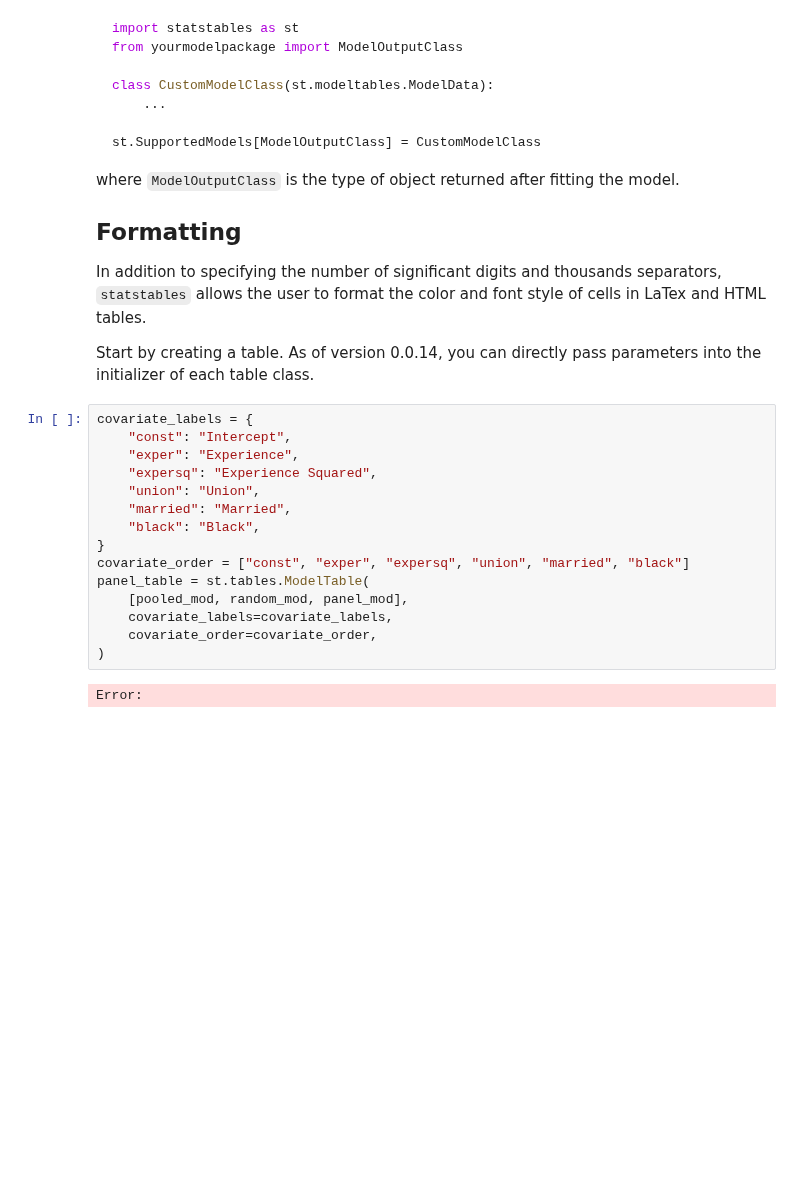
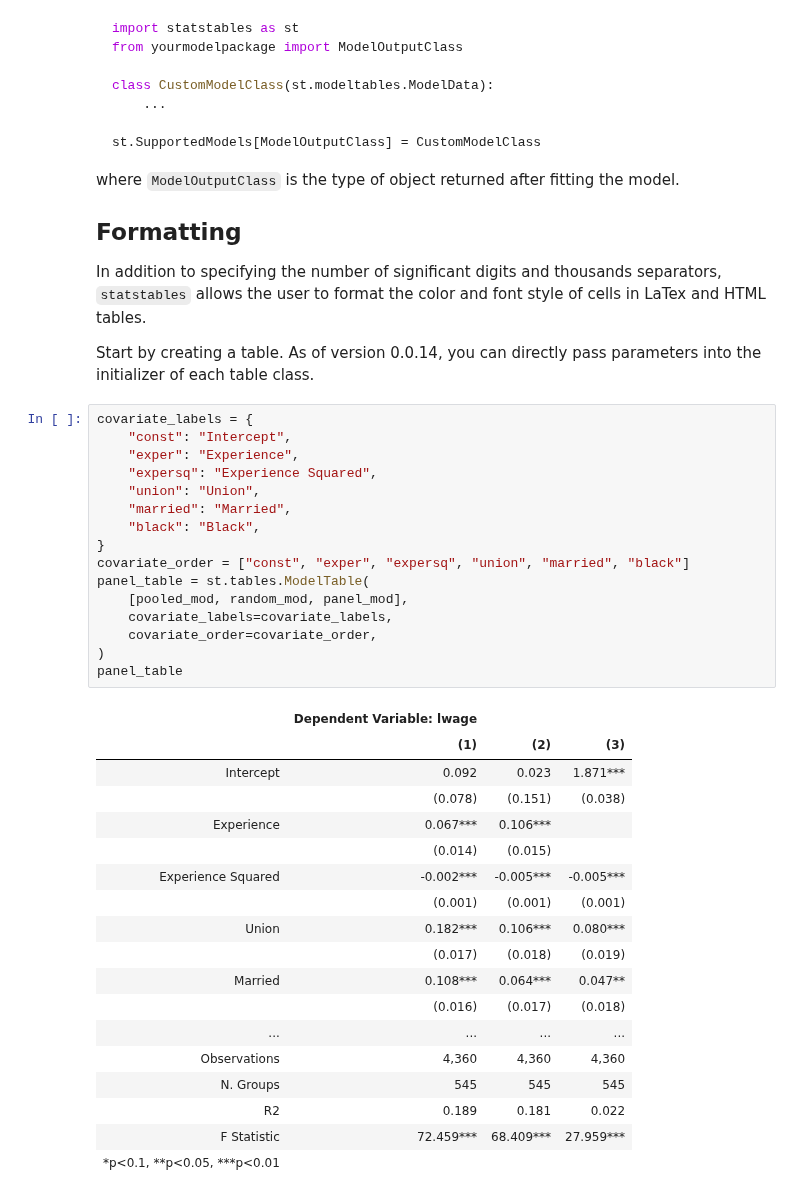
Before and after one commit to andersonfrailey/statstables, a Jupyter notebook: samplenotebook.ipynb, the cells around one changed output. Drawn from its saved outputs; the diff is of its cells as text; blank space fills up the shorter version.

```diff
--- a/samplenotebook.ipynb
+++ b/samplenotebook.ipynb
@@ -503,17 +480,35 @@ Start by creating a table. As of version 0.0.14, you can directly pass parameter
 # %%
 covariate_labels = {
     "const": "Intercept",
     "exper": "Experience",
     "expersq": "Experience Squared",
     "union": "Union",
     "married": "Married",
     "black": "Black",
 }
 covariate_order = ["const", "exper", "expersq", "union", "married", "black"]
 panel_table = st.tables.ModelTable(
     [pooled_mod, random_mod, panel_mod],
     covariate_labels=covariate_labels,
     covariate_order=covariate_order,
 )
+panel_table
 # %% [output]
-Error:
+|  | Dependent Variable: lwage |  |  |
+|  | (1) | (2) | (3) |
+| Intercept | 0.092 | 0.023 | 1.871*** |
+|  | (0.078) | (0.151) | (0.038) |
+| Experience | 0.067*** | 0.106*** |  |
+|  | (0.014) | (0.015) |  |
+| Experience Squared | -0.002*** | -0.005*** | -0.005*** |
+|  | (0.001) | (0.001) | (0.001) |
+| Union | 0.182*** | 0.106*** | 0.080*** |
+|  | (0.017) | (0.018) | (0.019) |
+| Married | 0.108*** | 0.064*** | 0.047** |
+|  | (0.016) | (0.017) | (0.018) |
+| ... | ... | ... | ... |
+| Observations | 4,360 | 4,360 | 4,360 |
+| N. Groups | 545 | 545 | 545 |
+| R2 | 0.189 | 0.181 | 0.022 |
+| F Statistic | 72.459*** | 68.409*** | 27.959*** |
+| *p<0.1, **p<0.05, ***p<0.01 |  |  |  |
```
Also changed, not shown: parts of 23 cells of this notebook, 10 other files.
